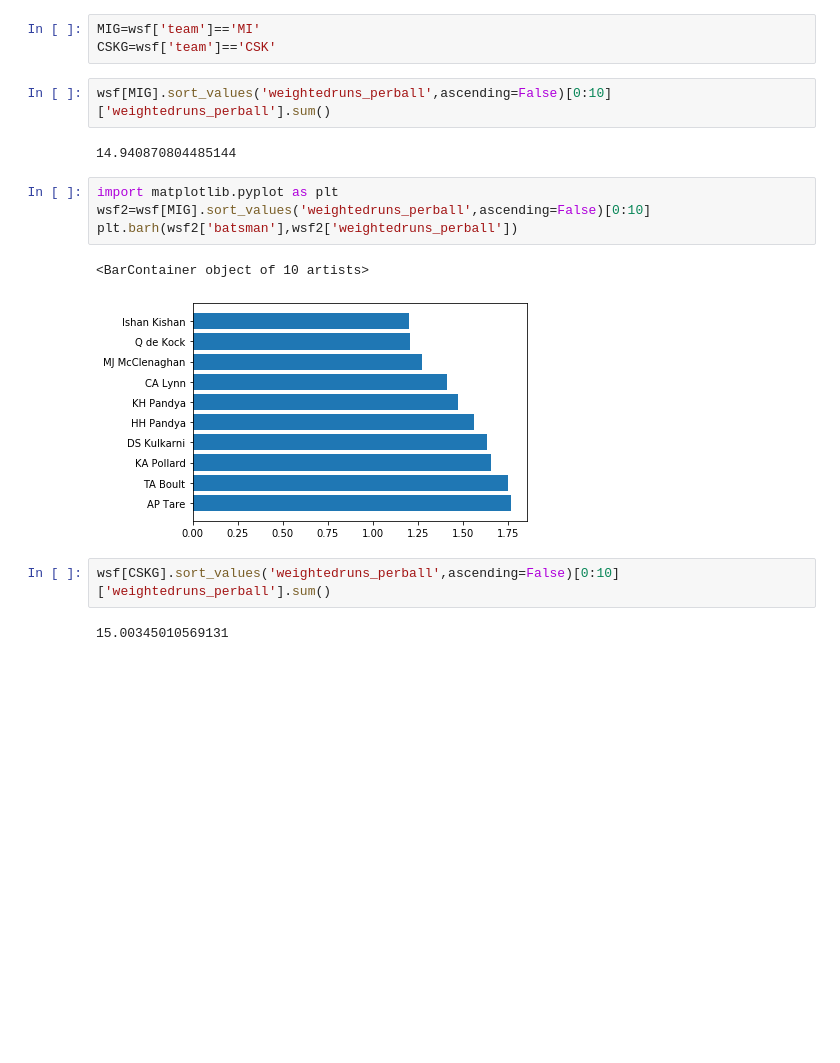
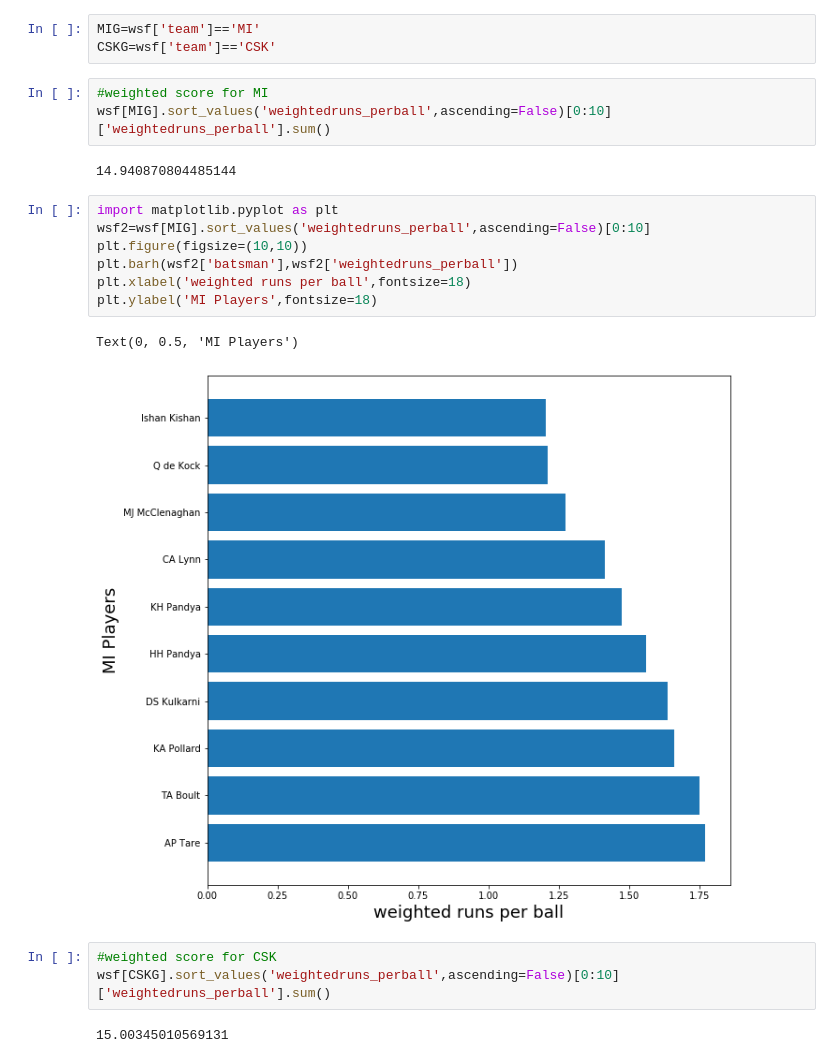
Before and after one commit to Ravishankar-36/IPL-analysis, a Jupyter notebook: IPL analysis.ipynb, the cells around one changed output. Saved outputs shown, nothing was run; the diff lists cells and outputs as text; blank space fills up the shorter version.

```diff
--- a/IPL analysis.ipynb
+++ b/IPL analysis.ipynb
@@ -168,17 +154,22 @@ wsf.columns=['batsman', 'team','weightedruns_perball']
 MIG=wsf['team']=='MI'
 CSKG=wsf['team']=='CSK'
 # %%
+#weighted score for MI
 wsf[MIG].sort_values('weightedruns_perball',ascending=False)[0:10]['weightedruns_perball'].sum()
 # %% [output]
 14.940870804485144
 # %%
 import matplotlib.pyplot as plt
 wsf2=wsf[MIG].sort_values('weightedruns_perball',ascending=False)[0:10]
+plt.figure(figsize=(10,10))
 plt.barh(wsf2['batsman'],wsf2['weightedruns_perball'])
+plt.xlabel('weighted runs per ball',fontsize=18)
+plt.ylabel('MI Players',fontsize=18)
 # %% [output]
-<BarContainer object of 10 artists>
+Text(0, 0.5, 'MI Players')
-[figure, old version]
+[figure, new version]
 # %%
+#weighted score for CSK
 wsf[CSKG].sort_values('weightedruns_perball',ascending=False)[0:10]['weightedruns_perball'].sum()
 # %% [output]
 15.00345010569131
```
Also changed, not shown: parts of 4 cells of this notebook.
